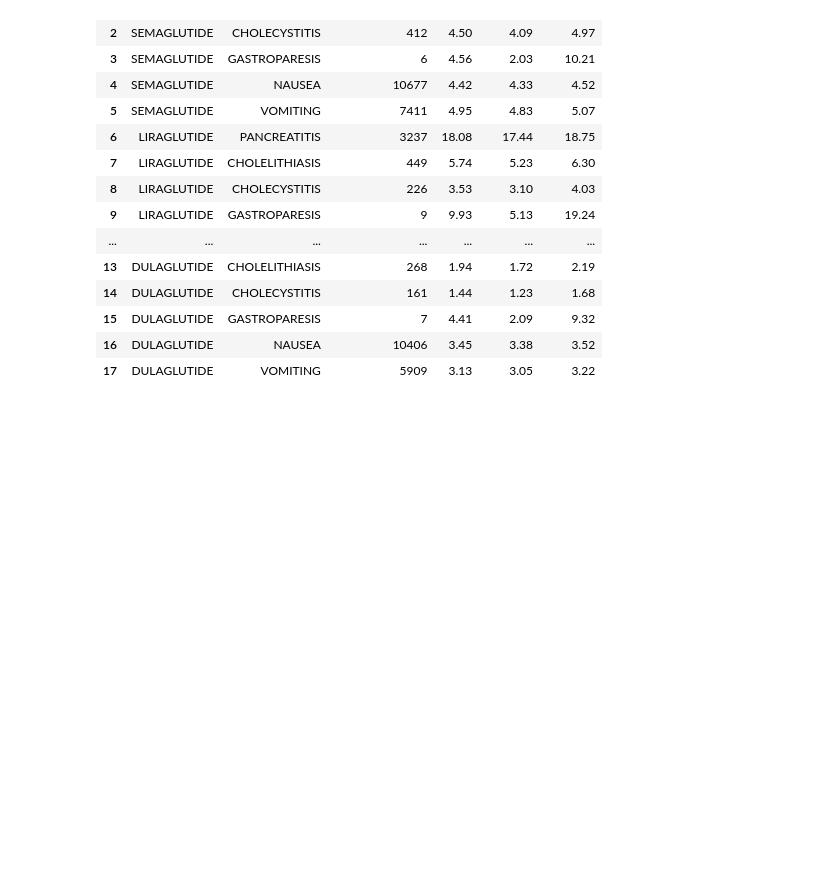
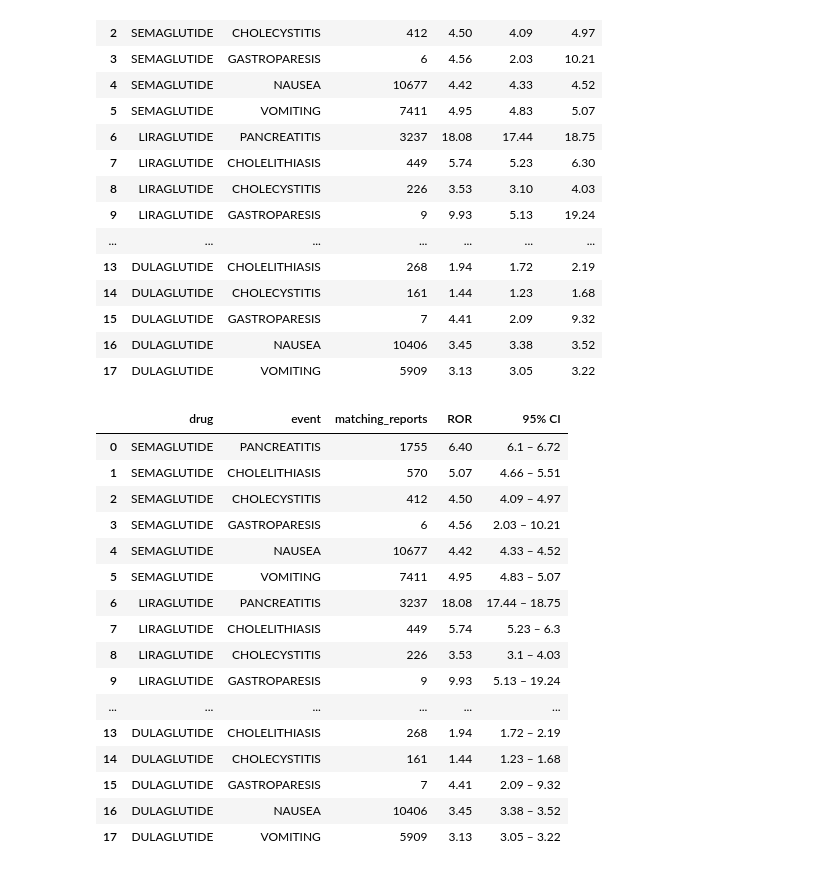
Before and after one commit to Majed-MD-AI/GLP1-Real-World-Drug-Safety, a Jupyter notebook: 01_openfda_data.ipynb, the cells around one changed output. Drawn from its saved outputs; the diff is of its cells as text; code cells hidden in the pictures; blank space fills up the shorter version.

```diff
--- a/01_openfda_data.ipynb
+++ b/01_openfda_data.ipynb
@@ -243,3 +243,33 @@ results
 | 15 | DULAGLUTIDE | GASTROPARESIS | 7 | 4.41 | 2.09 | 9.32 |
 | 16 | DULAGLUTIDE | NAUSEA | 10406 | 3.45 | 3.38 | 3.52 |
 | 17 | DULAGLUTIDE | VOMITING | 5909 | 3.13 | 3.05 | 3.22 |
+# %%
+results["95% CI"] = (
+    results["CI_lower"].astype(str)
+    + " – "
+    + results["CI_upper"].astype(str)
+)
+
+display_table = results[
+    ["drug", "event", "matching_reports", "ROR", "95% CI"]
+]
+
+display_table
+# %% [output]
+|  | drug | event | matching_reports | ROR | 95% CI |
+| 0 | SEMAGLUTIDE | PANCREATITIS | 1755 | 6.40 | 6.1 – 6.72 |
+| 1 | SEMAGLUTIDE | CHOLELITHIASIS | 570 | 5.07 | 4.66 – 5.51 |
+| 2 | SEMAGLUTIDE | CHOLECYSTITIS | 412 | 4.50 | 4.09 – 4.97 |
+| 3 | SEMAGLUTIDE | GASTROPARESIS | 6 | 4.56 | 2.03 – 10.21 |
+| 4 | SEMAGLUTIDE | NAUSEA | 10677 | 4.42 | 4.33 – 4.52 |
+| 5 | SEMAGLUTIDE | VOMITING | 7411 | 4.95 | 4.83 – 5.07 |
+| 6 | LIRAGLUTIDE | PANCREATITIS | 3237 | 18.08 | 17.44 – 18.75 |
+| 7 | LIRAGLUTIDE | CHOLELITHIASIS | 449 | 5.74 | 5.23 – 6.3 |
+| 8 | LIRAGLUTIDE | CHOLECYSTITIS | 226 | 3.53 | 3.1 – 4.03 |
+| 9 | LIRAGLUTIDE | GASTROPARESIS | 9 | 9.93 | 5.13 – 19.24 |
+| ... | ... | ... | ... | ... | ... |
+| 13 | DULAGLUTIDE | CHOLELITHIASIS | 268 | 1.94 | 1.72 – 2.19 |
+| 14 | DULAGLUTIDE | CHOLECYSTITIS | 161 | 1.44 | 1.23 – 1.68 |
+| 15 | DULAGLUTIDE | GASTROPARESIS | 7 | 4.41 | 2.09 – 9.32 |
+| 16 | DULAGLUTIDE | NAUSEA | 10406 | 3.45 | 3.38 – 3.52 |
+| 17 | DULAGLUTIDE | VOMITING | 5909 | 3.13 | 3.05 – 3.22 |
```
Also changed, not shown: parts of 2 cells of this notebook.
